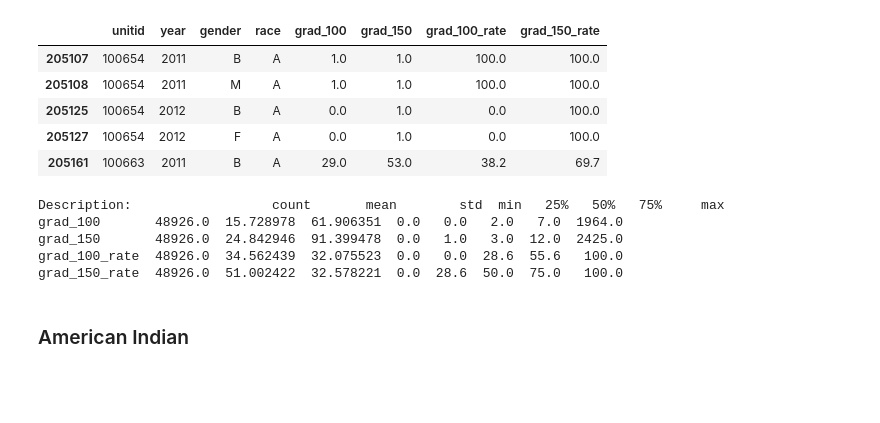
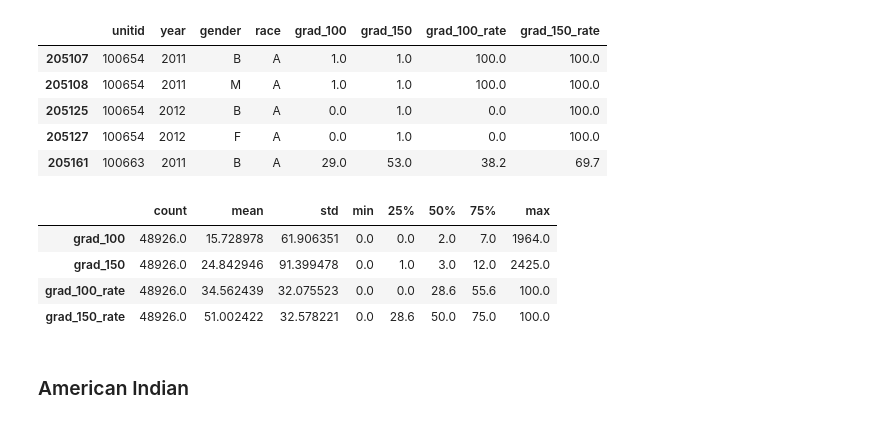
Before and after one commit to ezztherose/TIA-Scraping, a Jupyter notebook: notebooks/institution.ipynb, the cells around one changed output. Drawn from its saved outputs; the diff is of its cells as text; code cells hidden in the pictures; blank space fills up the shorter version.

Commit message:
fixing the prints for the refined statistics

```diff
--- a/notebooks/institution.ipynb
+++ b/notebooks/institution.ipynb
@@ -269,13 +278,13 @@ asian.head()
 | 205161 | 100663 | 2011 | B | A | 29.0 | 53.0 | 38.2 | 69.7 |
 # %%
 des_asian = asian[['grad_100', 'grad_150', 'grad_100_rate', 'grad_150_rate']].describe().T
-print(f'Description: {des_asian}')
+des_asian
 # %% [output]
-Description:                  count       mean        std  min   25%   50%   75%     max
-grad_100       48926.0  15.728978  61.906351  0.0   0.0   2.0   7.0  1964.0
-grad_150       48926.0  24.842946  91.399478  0.0   1.0   3.0  12.0  2425.0
-grad_100_rate  48926.0  34.562439  32.075523  0.0   0.0  28.6  55.6   100.0
-grad_150_rate  48926.0  51.002422  32.578221  0.0  28.6  50.0  75.0   100.0
+|  | count | mean | std | min | 25% | 50% | 75% | max |
+| grad_100 | 48926.0 | 15.728978 | 61.906351 | 0.0 | 0.0 | 2.0 | 7.0 | 1964.0 |
+| grad_150 | 48926.0 | 24.842946 | 91.399478 | 0.0 | 1.0 | 3.0 | 12.0 | 2425.0 |
+| grad_100_rate | 48926.0 | 34.562439 | 32.075523 | 0.0 | 0.0 | 28.6 | 55.6 | 100.0 |
+| grad_150_rate | 48926.0 | 51.002422 | 32.578221 | 0.0 | 28.6 | 50.0 | 75.0 | 100.0 |
 # %% [markdown]
 ### American Indian
 # %%
```
Also changed, not shown: parts of 6 cells of this notebook.
